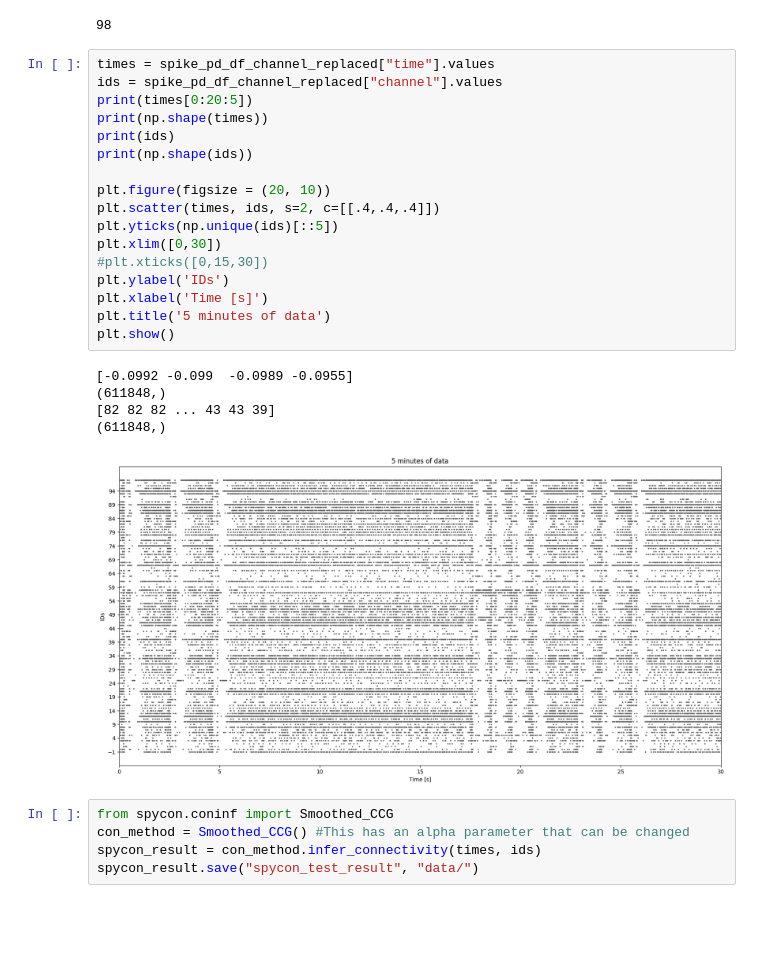
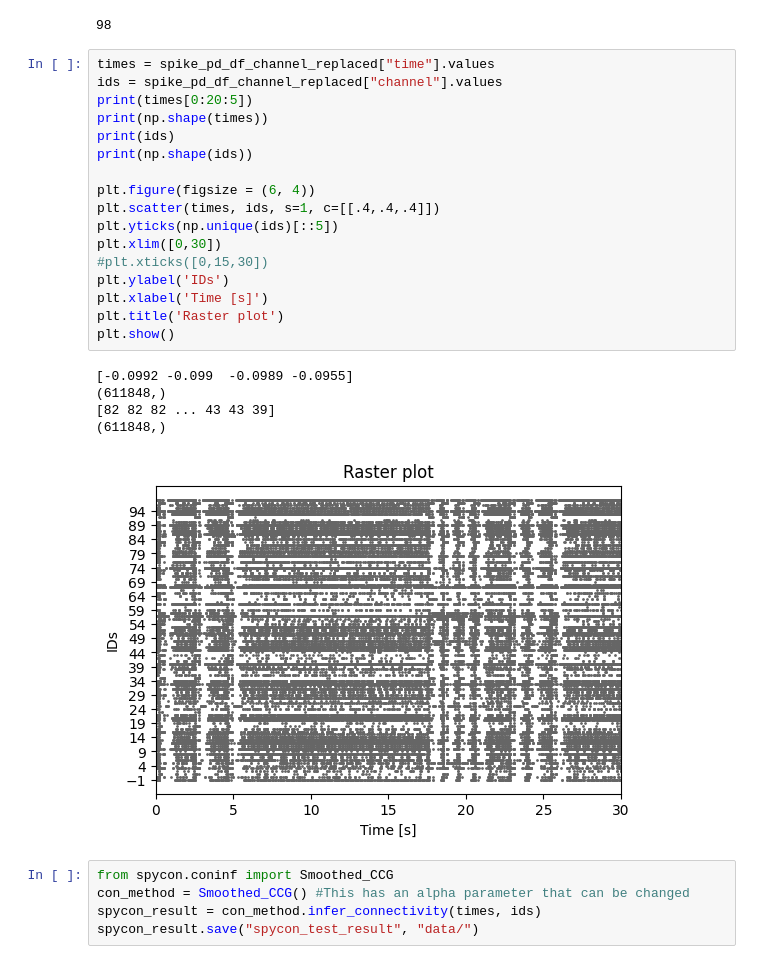
Before and after one commit to mrwun2002/HDMEA-func-connectivity, a Jupyter notebook: spycon_test.ipynb, the cells around one changed output. Drawn from its saved outputs; the diff is of its cells as text; blank space fills up the shorter version.

```diff
--- a/spycon_test.ipynb
+++ b/spycon_test.ipynb
@@ -174,26 +179,26 @@ print(max(spike_pd_df_channel_replaced["channel"]))
 # %%
 times = spike_pd_df_channel_replaced["time"].values
 ids = spike_pd_df_channel_replaced["channel"].values
 print(times[0:20:5])
 print(np.shape(times))
 print(ids)
 print(np.shape(ids))
 
-plt.figure(figsize = (20, 10))
-plt.scatter(times, ids, s=2, c=[[.4,.4,.4]])
+plt.figure(figsize = (6, 4))
+plt.scatter(times, ids, s=1, c=[[.4,.4,.4]])
 plt.yticks(np.unique(ids)[::5])
 plt.xlim([0,30])
 #plt.xticks([0,15,30])
 plt.ylabel('IDs')
 plt.xlabel('Time [s]')
-plt.title('5 minutes of data')
+plt.title('Raster plot')
 plt.show()
 # %% [output]
 [-0.0992 -0.099  -0.0989 -0.0955]
 (611848,)
 [82 82 82 ... 43 43 39]
 (611848,)
-[figure, old version]
+[figure, new version]
 # %%
 from spycon.coninf import Smoothed_CCG
 con_method = Smoothed_CCG() #This has an alpha parameter that can be changed
```
Also changed, not shown: parts of 1 cell of this notebook, 4 other files.
